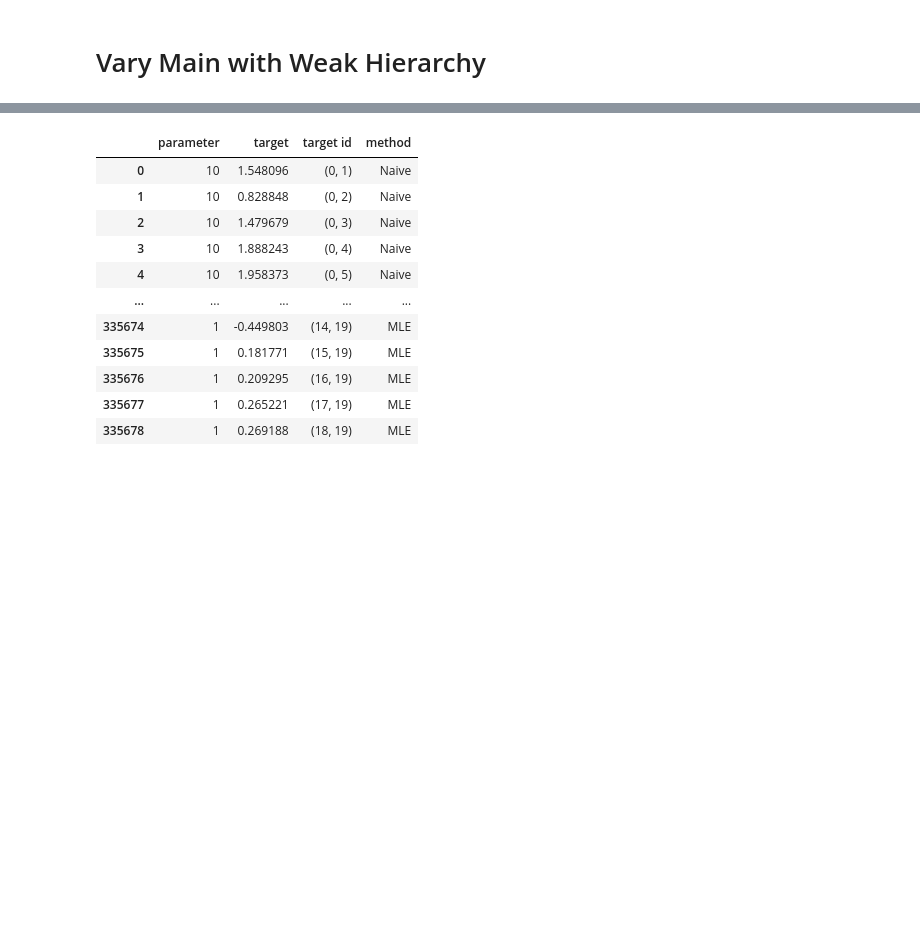
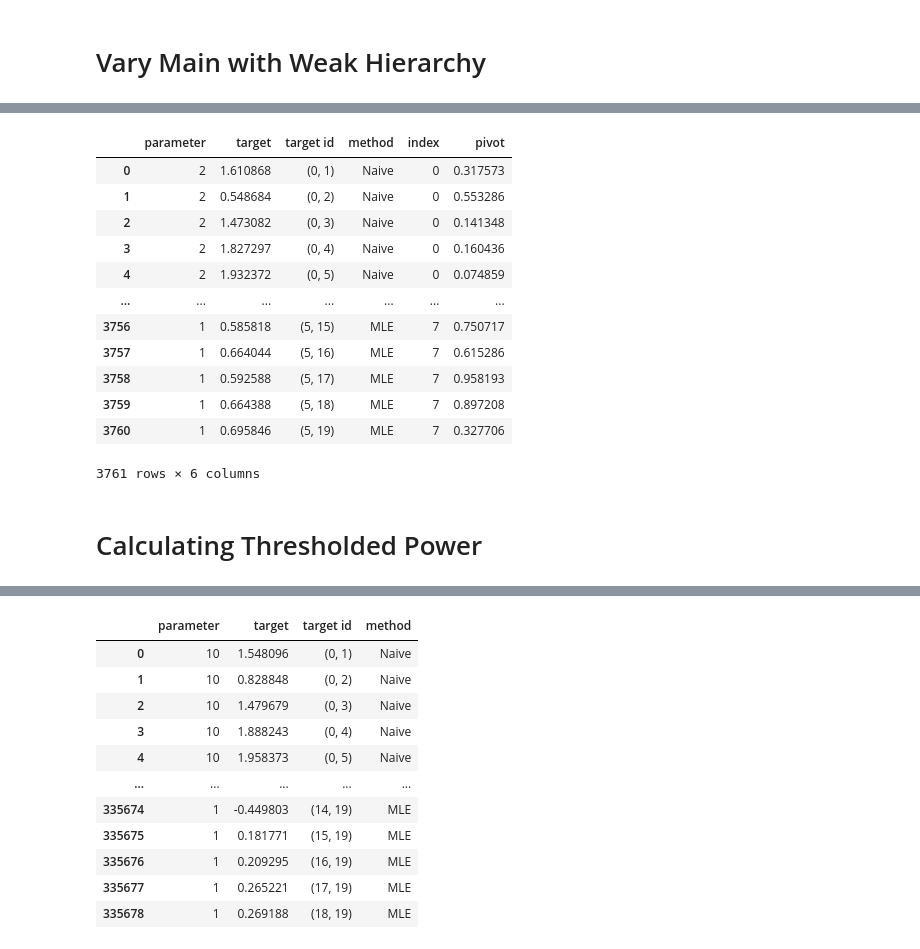
Before and after one commit to yiling-h/SI-Interaction, a Jupyter notebook: selectinf/Simulation/H1/Results/main/plotting.ipynb, the cells around one changed output, grey strips where cells are left out. Drawn from its saved outputs; the diff is of its cells as text; code cells hidden in the pictures; blank space fills up the shorter version.

```diff
--- a/selectinf/Simulation/H1/Results/main/plotting.ipynb
+++ b/selectinf/Simulation/H1/Results/main/plotting.ipynb
@@ -67,0 +102,18 @@ targets_all = combine_lists(targets)
+# %%
+pd.DataFrame(targets_all)
+# %% [output]
+|  | parameter | target | target id | method | index | pivot |
+| 0 | 2 | 1.610868 | (0, 1) | Naive | 0 | 0.317573 |
+| 1 | 2 | 0.548684 | (0, 2) | Naive | 0 | 0.553286 |
+| 2 | 2 | 1.473082 | (0, 3) | Naive | 0 | 0.141348 |
+| 3 | 2 | 1.827297 | (0, 4) | Naive | 0 | 0.160436 |
+| 4 | 2 | 1.932372 | (0, 5) | Naive | 0 | 0.074859 |
+| ... | ... | ... | ... | ... | ... | ... |
+| 3756 | 1 | 0.585818 | (5, 15) | MLE | 7 | 0.750717 |
+| 3757 | 1 | 0.664044 | (5, 16) | MLE | 7 | 0.615286 |
+| 3758 | 1 | 0.592588 | (5, 17) | MLE | 7 | 0.958193 |
+| 3759 | 1 | 0.664388 | (5, 18) | MLE | 7 | 0.897208 |
+| 3760 | 1 | 0.695846 | (5, 19) | MLE | 7 | 0.327706 |
+3761 rows × 6 columns
+# %% [markdown]
+# Calculating Thresholded Power
```
Also changed, not shown: parts of 9 cells of this notebook, 6 other files.
